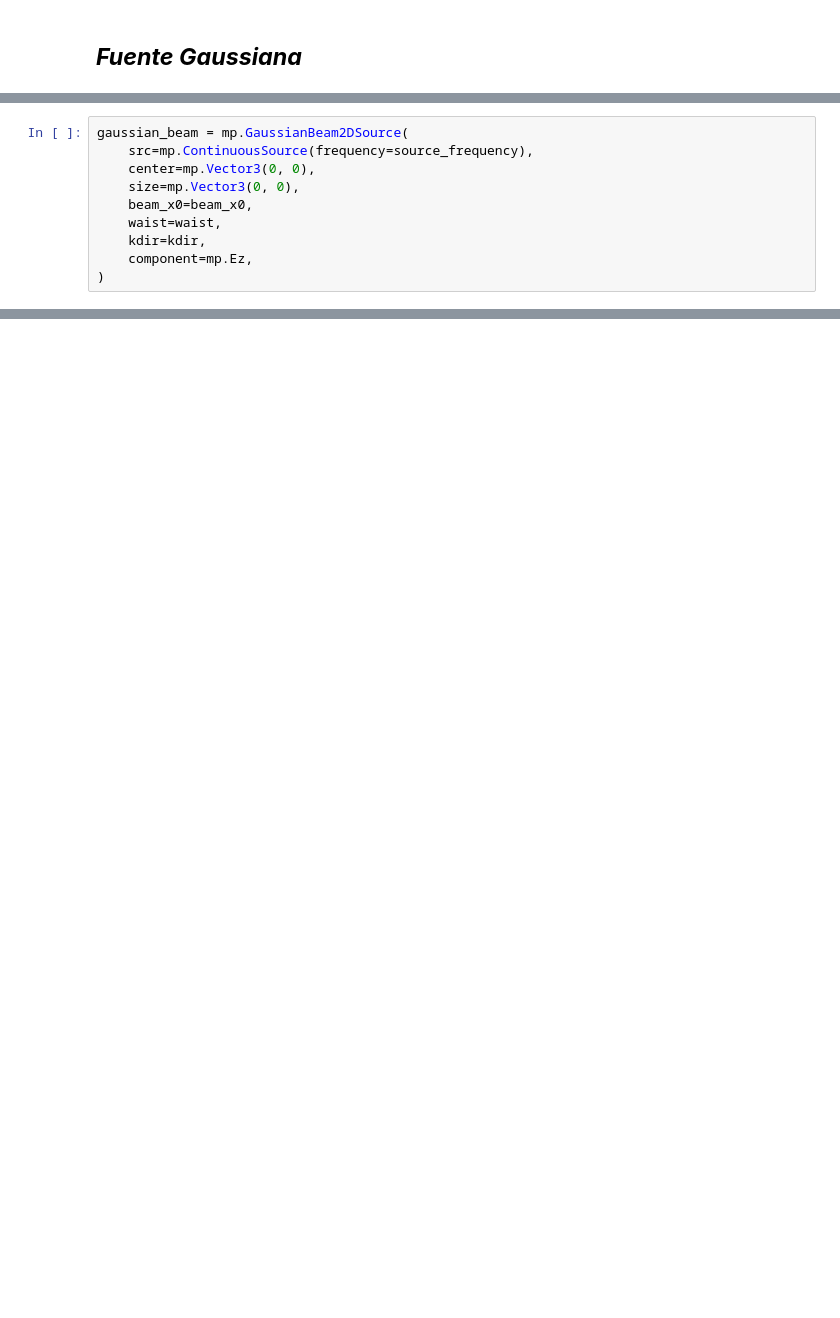
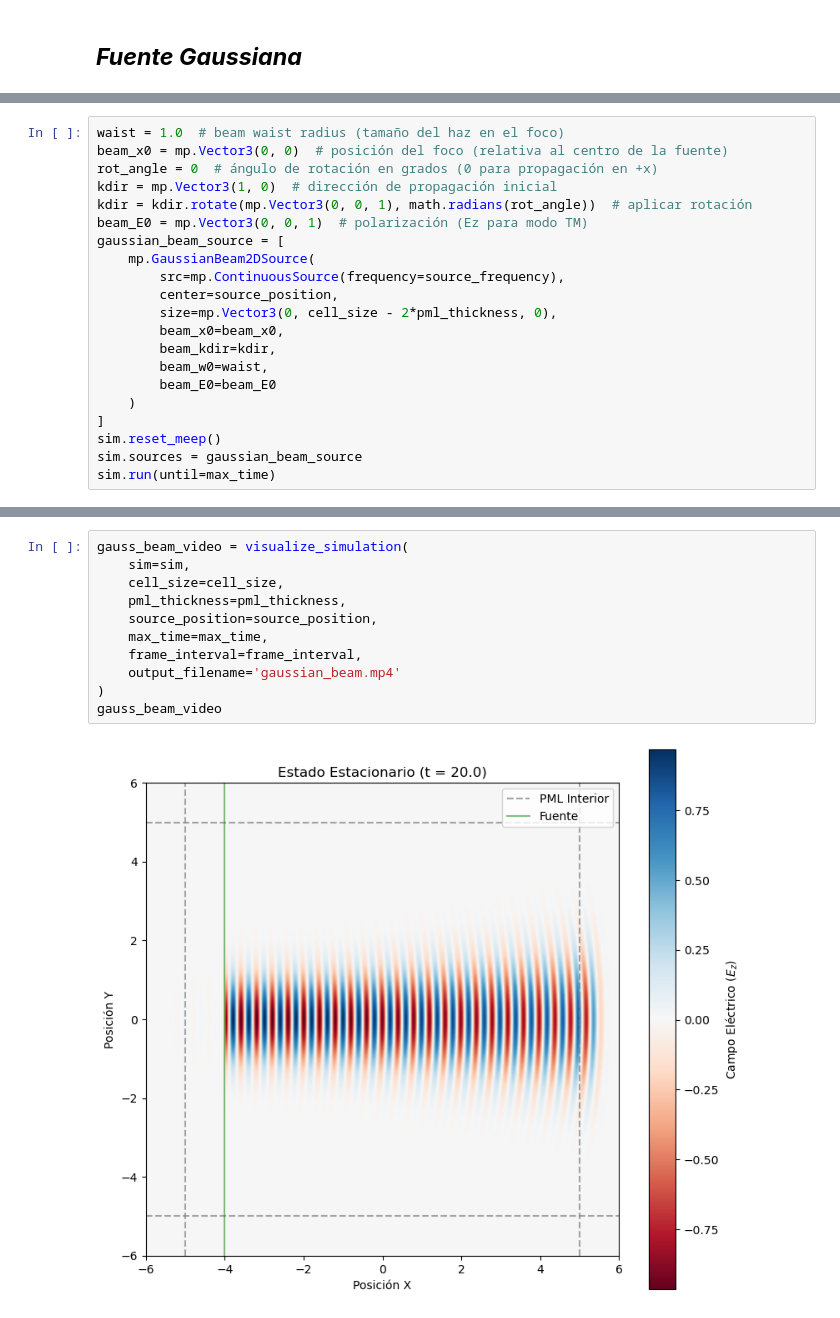
Before and after one commit to NdSandoval/MFC_Final_Meep, a Jupyter notebook: Notebooks/02_Electromagetic_sources.ipynb, the cells around one changed output, grey strips where cells are left out. Drawn from its saved outputs; the diff is of its cells as text; blank space fills up the shorter version.

```diff
--- a/Notebooks/02_Electromagetic_sources.ipynb
+++ b/Notebooks/02_Electromagetic_sources.ipynb
@@ -292,11 +293,22 @@ Mostrando animación en notebook...
 # %%
-gaussian_beam = mp.GaussianBeam2DSource(
-    src=mp.ContinuousSource(frequency=source_frequency),
-    center=mp.Vector3(0, 0),
-    size=mp.Vector3(0, 0),
-    beam_x0=beam_x0,
-    waist=waist,
-    kdir=kdir,
-    component=mp.Ez,
-)
+waist = 1.0  # beam waist radius (tamaño del haz en el foco)
+beam_x0 = mp.Vector3(0, 0)  # posición del foco (relativa al centro de la fuente)
+rot_angle = 0  # ángulo de rotación en grados (0 para propagación en +x)
+kdir = mp.Vector3(1, 0)  # dirección de propagación inicial
+kdir = kdir.rotate(mp.Vector3(0, 0, 1), math.radians(rot_angle))  # aplicar rotación
+beam_E0 = mp.Vector3(0, 0, 1)  # polarización (Ez para modo TM)
+gaussian_beam_source = [
+    mp.GaussianBeam2DSource(
+        src=mp.ContinuousSource(frequency=source_frequency),
+        center=source_position,
+        size=mp.Vector3(0, cell_size - 2*pml_thickness, 0),
+        beam_x0=beam_x0,
+        beam_kdir=kdir,
+        beam_w0=waist,
+        beam_E0=beam_E0
+    )
+]
+sim.reset_meep()
+sim.sources = gaussian_beam_source
+sim.run(until=max_time)
 # %% [output]
@@ -303,0 +323,13 @@ TypeError: Source.__init__() got an unexpected keyword argument 'waist'
+# %%
+gauss_beam_video = visualize_simulation(
+    sim=sim,
+    cell_size=cell_size,
+    pml_thickness=pml_thickness,
+    source_position=source_position,
+    max_time=max_time,
+    frame_interval=frame_interval,
+    output_filename='gaussian_beam.mp4'
+)
+gauss_beam_video
+# %% [output]
+[figure, added]
```
Also changed, not shown: parts of 9 cells of this notebook.
